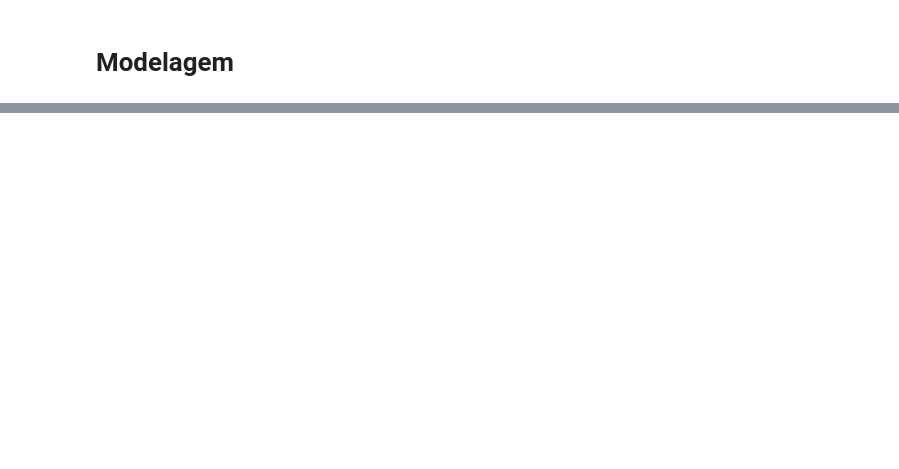
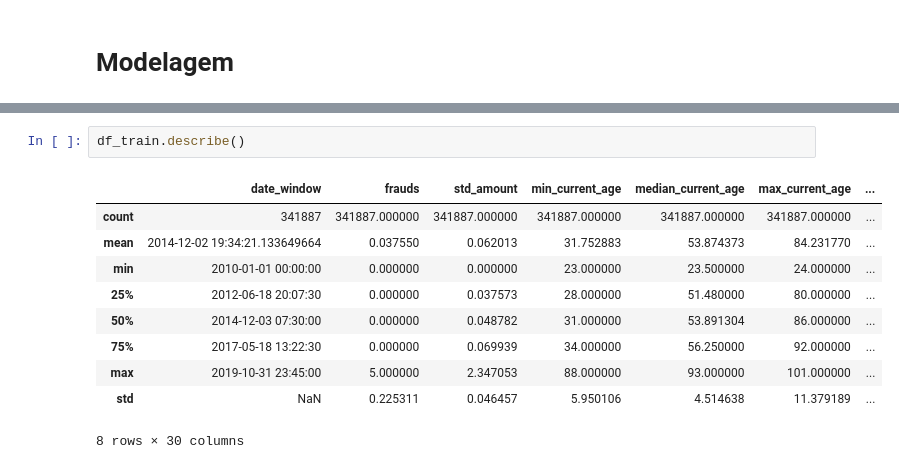
Before and after one commit to Angelicogfa/tcc_mba_datascience_analytics_usp_esalq, a Jupyter notebook: 03-modelagem.ipynb, the cells around one changed output, grey strips where cells are left out. Saved outputs shown, nothing was run; the diff lists cells and outputs as text; blank space fills up the shorter version.

```diff
--- a/03-modelagem.ipynb
+++ b/03-modelagem.ipynb
@@ -202,0 +483,13 @@ Resolved plan until failure:
+# %%
+df_train.describe()
+# %% [output]
+|  | date_window | frauds | std_amount | min_current_age | median_current_age | max_current_age | ... |
+| count | 341887 | 341887.000000 | 341887.000000 | 341887.000000 | 341887.000000 | 341887.000000 | ... |
+| mean | 2014-12-02 19:34:21.133649664 | 0.037550 | 0.062013 | 31.752883 | 53.874373 | 84.231770 | ... |
+| min | 2010-01-01 00:00:00 | 0.000000 | 0.000000 | 23.000000 | 23.500000 | 24.000000 | ... |
+| 25% | 2012-06-18 20:07:30 | 0.000000 | 0.037573 | 28.000000 | 51.480000 | 80.000000 | ... |
+| 50% | 2014-12-03 07:30:00 | 0.000000 | 0.048782 | 31.000000 | 53.891304 | 86.000000 | ... |
+| 75% | 2017-05-18 13:22:30 | 0.000000 | 0.069939 | 34.000000 | 56.250000 | 92.000000 | ... |
+| max | 2019-10-31 23:45:00 | 5.000000 | 2.347053 | 88.000000 | 93.000000 | 101.000000 | ... |
+| std | NaN | 0.225311 | 0.046457 | 5.950106 | 4.514638 | 11.379189 | ... |
+8 rows × 30 columns
```
Also changed, not shown: parts of 20 cells of this notebook.
